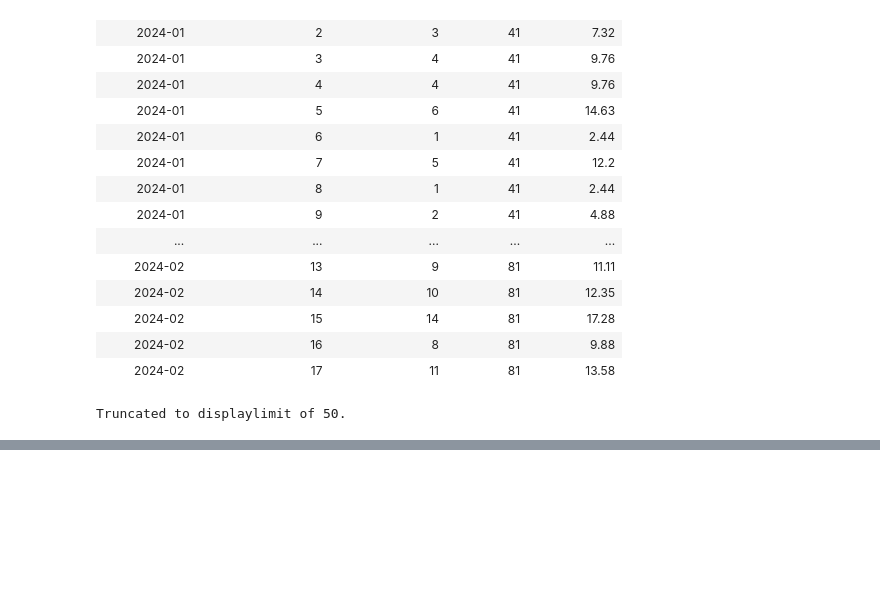
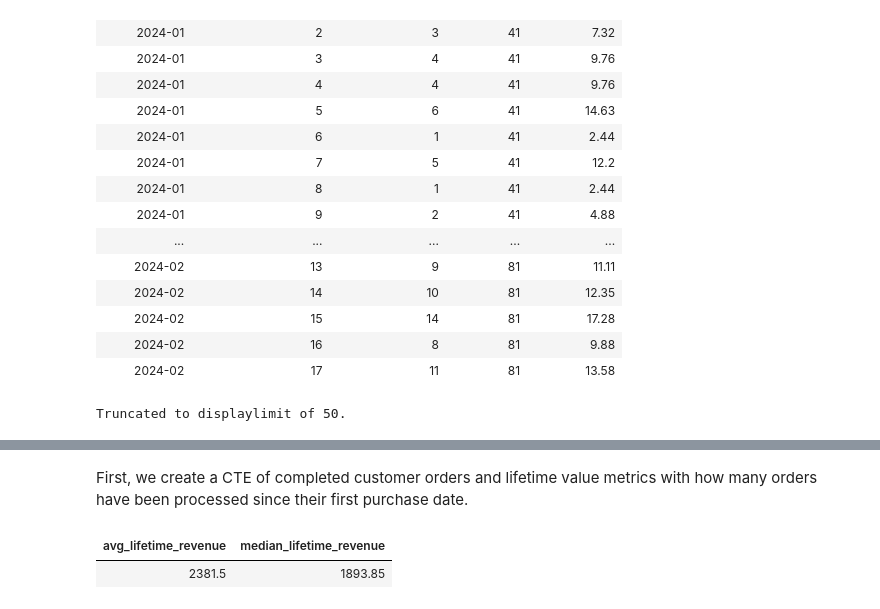
Before and after one commit to nlawee/sql_projects, a Jupyter notebook: Northstar Customer Analytics/analysis.ipynb, the cells around one changed output, grey strips where cells are left out. Cells and saved outputs as stored; diff of their text form; code cells hidden in the pictures; blank space fills up the shorter version.

```diff
--- a/Northstar Customer Analytics/analysis.ipynb
+++ b/Northstar Customer Analytics/analysis.ipynb
@@ -286,0 +322,26 @@ Truncated to displaylimit of 50.
+# %% [markdown]
+First, we create a CTE of completed customer orders and lifetime value metrics with how many orders have been processed since their first purchase date.
+# %%
+
+%%sql
+
+WITH customer_lifetime_revenue AS (
+    SELECT
+        customer_id,
+        SUM(revenue) AS lifetime_revenue,
+        COUNT(DISTINCT order_id) AS total_orders,
+        MIN(order_date) AS first_order_date,
+        MAX(order_date) AS most_recent_order_date,
+        date_diff('month', first_order_date, most_recent_order_date) AS months_as_customer,
+        lifetime_revenue / total_orders AS avg_order_value
+    FROM 'data/orders.csv'
+    WHERE order_status = 'Completed'
+    GROUP BY customer_id
+)
+SELECT
+    ROUND(AVG(lifetime_revenue), 2) AS avg_lifetime_revenue,
+    ROUND(MEDIAN(lifetime_revenue), 2) AS median_lifetime_revenue
+FROM customer_lifetime_revenue
+# %% [output]
+| avg_lifetime_revenue | median_lifetime_revenue |
+| 2381.5 | 1893.85 |
```
Also changed, not shown: parts of 12 cells of this notebook.
